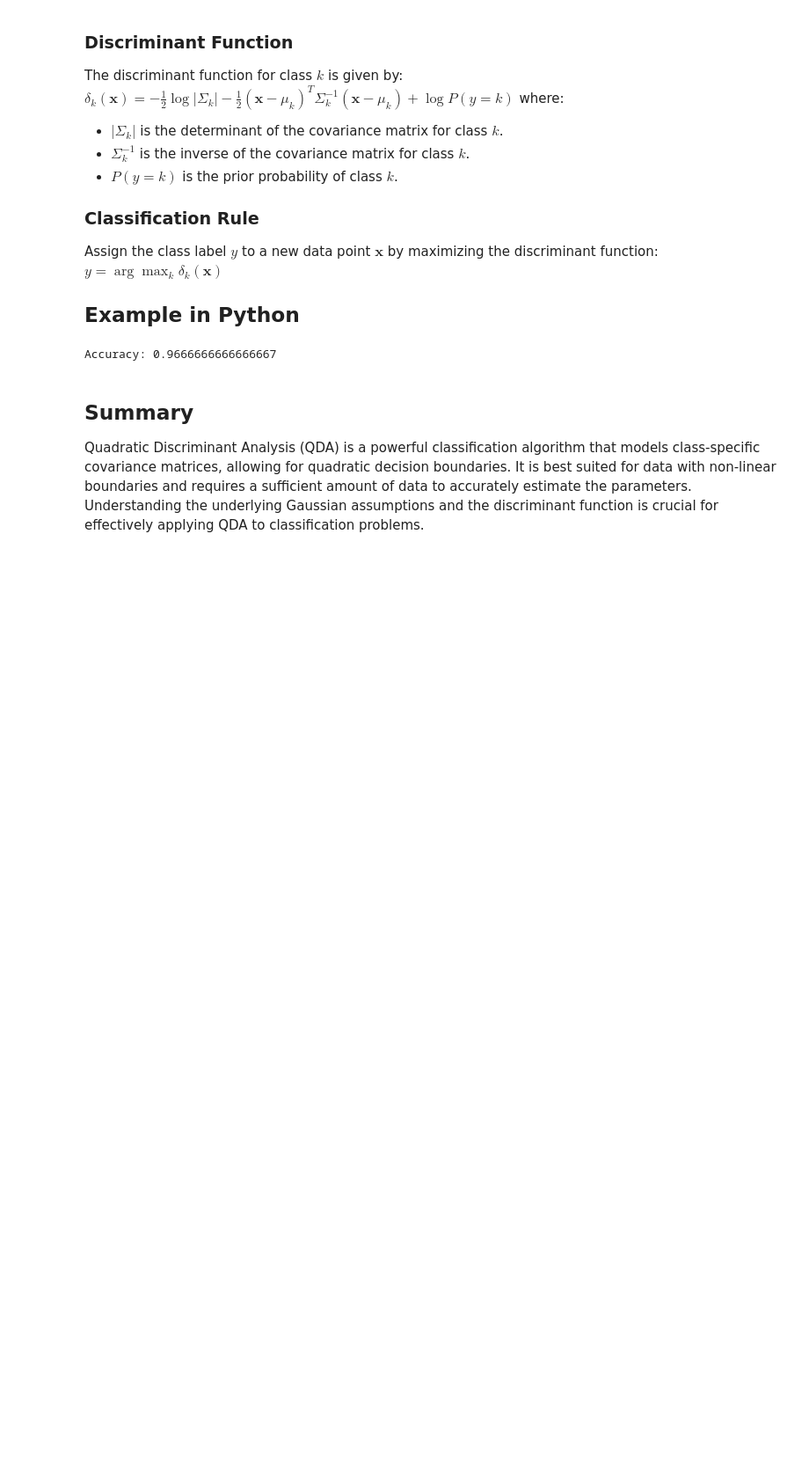
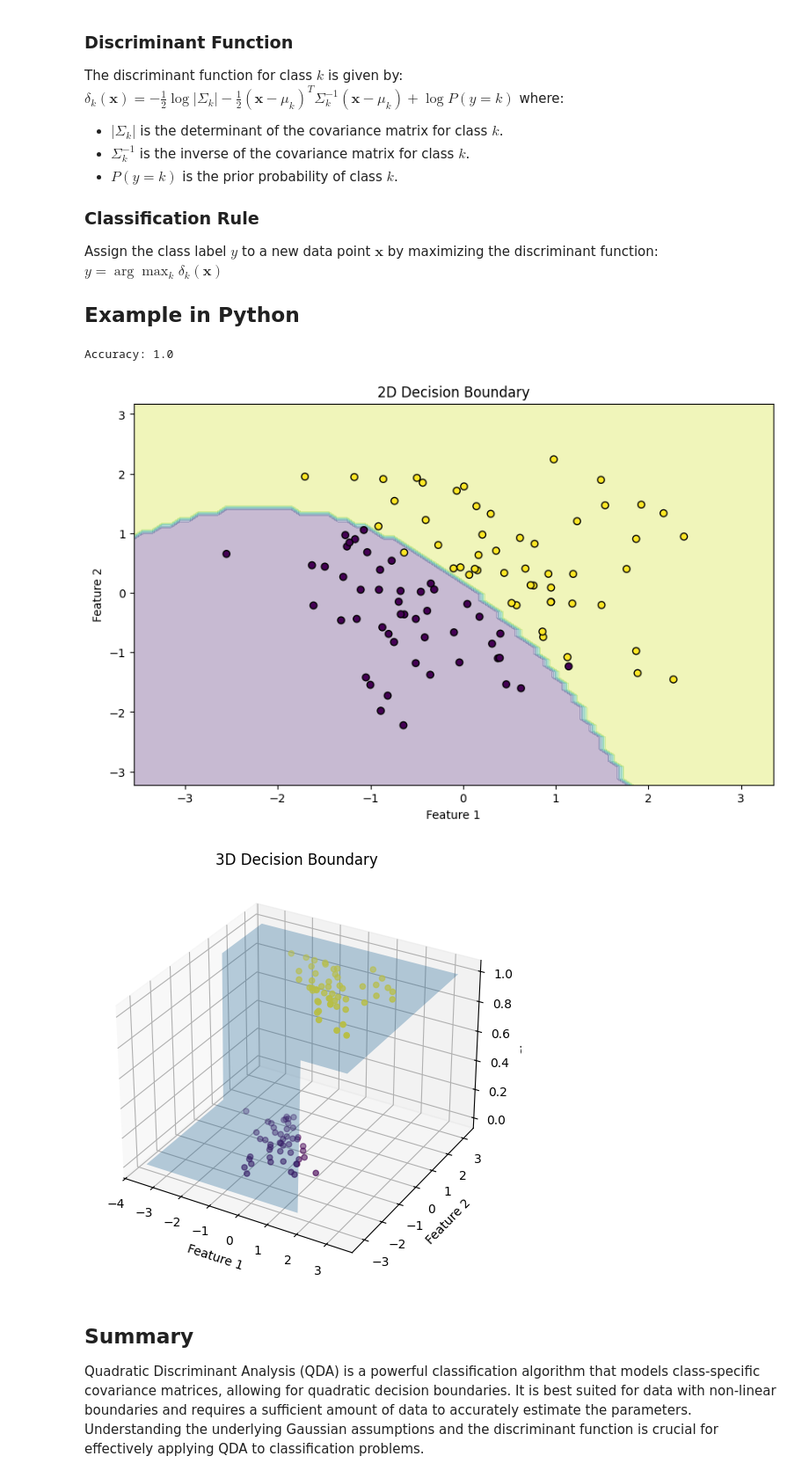
Before and after one commit to OmarTheMostWanted/CSE-DSAIT4005-Machine-and-Deep-Learning, a Jupyter notebook: Notes.ipynb, the cells around one changed output. Shown: that part at 88% size. Drawn from its saved outputs; the diff is of its cells as text; code cells hidden in the pictures; blank space fills up the shorter version.

```diff
--- a/Notes.ipynb
+++ b/Notes.ipynb
@@ -371,32 +409,72 @@ $ y = \arg\max_k \delta_k(\mathbf{x}) $
 ## Example in Python
 # %%
 import numpy as np
-from sklearn.discriminant_analysis import QuadraticDiscriminantAnalysis
+import matplotlib.pyplot as plt
+from mpl_toolkits.mplot3d import Axes3D
+from sklearn.naive_bayes import GaussianNB
 from sklearn.model_selection import train_test_split
 from sklearn.metrics import accuracy_score
 
 # Generate synthetic data
 np.random.seed(0)
 X = np.random.randn(100, 2)
-y = np.array([0 if x[0]**2 + x[1]**2 < 1 else 1 for x in X])
+y = np.array([0 if x[0] + x[1] < 0 else 1 for x in X])
 
 # Split the data into training and testing sets
 X_train, X_test, y_train, y_test = train_test_split(X, y, test_size=0.3, random_state=0)
 
-# Initialize the Quadratic Discriminant Analysis classifier
-qda = QuadraticDiscriminantAnalysis()
+# Initialize the Gaussian Naive Bayes classifier
+gnb = GaussianNB()
 
 # Fit the model
-qda.fit(X_train, y_train)
+gnb.fit(X_train, y_train)
 
 # Predict the labels for the test set
-y_pred = qda.predict(X_test)
+y_pred = gnb.predict(X_test)
 
 # Calculate the accuracy
 accuracy = accuracy_score(y_test, y_pred)
 print(f"Accuracy: {accuracy}")
+
+# Plotting decision boundary in 2D
+x_min, x_max = X[:, 0].min() - 1, X[:, 0].max() + 1
+y_min, y_max = X[:, 1].min() - 1, X[:, 1].max() + 1
+xx, yy = np.meshgrid(np.arange(x_min, x_max, 0.1),
+                     np.arange(y_min, y_max, 0.1))
+Z = gnb.predict(np.c_[xx.ravel(), yy.ravel()])
+Z = Z.reshape(xx.shape)
+
+plt.figure(figsize=(10, 6))
+plt.contourf(xx, yy, Z, alpha=0.3)
+plt.scatter(X[:, 0], X[:, 1], c=y, edgecolors='k', marker='o')
+plt.title('2D Decision Boundary')
+plt.xlabel('Feature 1')
+plt.ylabel('Feature 2')
+plt.show()
+
+# Plotting decision boundary in 3D
+fig = plt.figure(figsize=(10, 6))
+ax = fig.add_subplot(111, projection='3d')
+ax.scatter(X[:, 0], X[:, 1], y, c=y, marker='o')
+
+# Create a meshgrid for 3D plot
+xx, yy = np.meshgrid(np.arange(x_min, x_max, 0.1),
+                     np.arange(y_min, y_max, 0.1))
+zz = gnb.predict(np.c_[xx.ravel(), yy.ravel()])
+zz = zz.reshape(xx.shape)
+
+# Plot the surface
+ax.plot_surface(xx, yy, zz, alpha=0.3, rstride=100, cstride=100)
+
+ax.set_title('3D Decision Boundary')
+ax.set_xlabel('Feature 1')
+ax.set_ylabel('Feature 2')
+ax.set_zlabel('Class')
+plt.show()
 # %% [output]
-Accuracy: 0.9666666666666667
+Accuracy: 1.0
+[figure, added]
+[figure, added]
 # %% [markdown]
 ## Summary
 Quadratic Discriminant Analysis (QDA) is a powerful classification algorithm that models class-specific covariance matrices, allowing for quadratic decision boundaries. It is best suited for data with non-linear boundaries and requires a sufficient amount of data to accurately estimate the parameters. Understanding the underlying Gaussian assumptions and the discriminant function is crucial for effectively applying QDA to classification problems.
```
Also changed, not shown: parts of 5 cells of this notebook.
